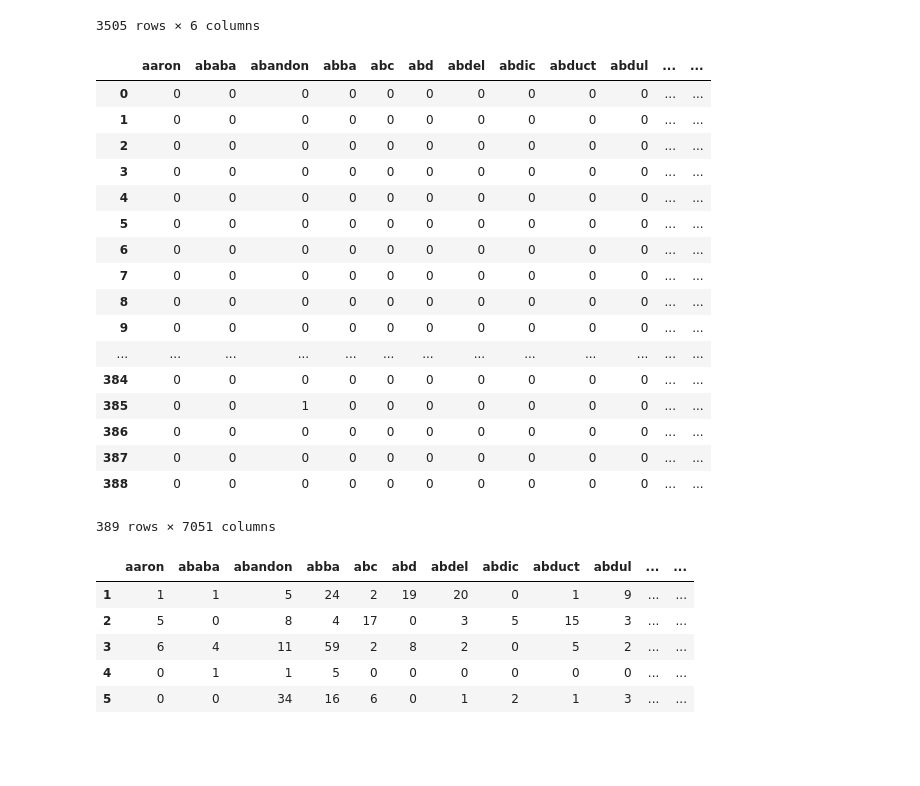
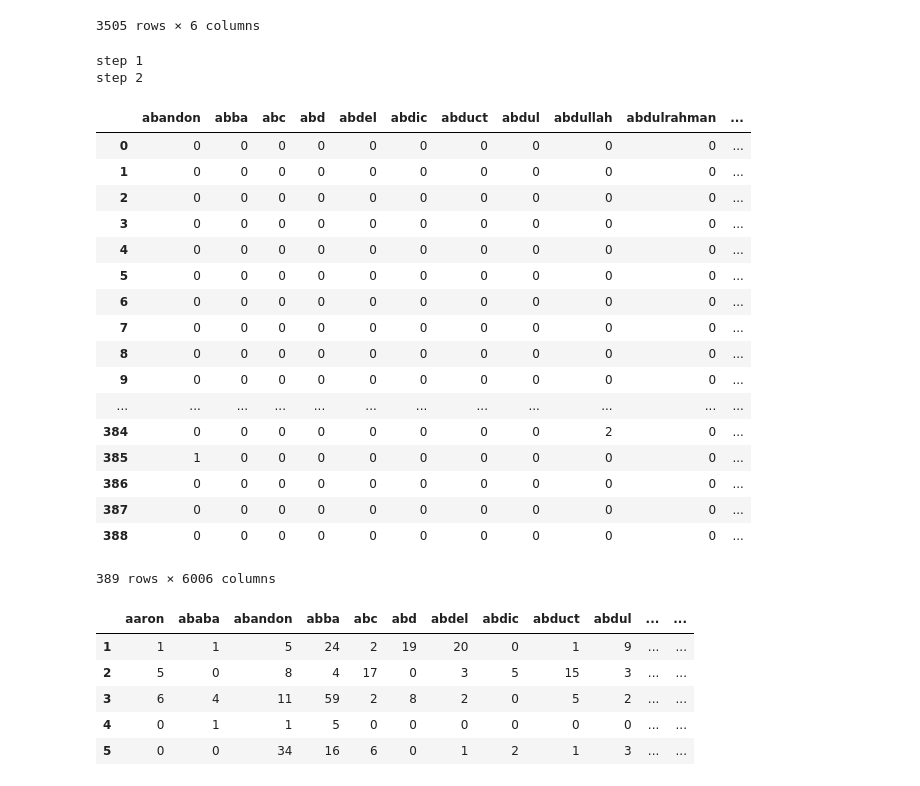
Before and after one commit to lithium-powered/STAT154-GROUP08, a Jupyter notebook: explore2.ipynb, the cells around one changed output. Drawn from its saved outputs; the diff is of its cells as text; code cells hidden in the pictures; blank space fills up the shorter version.

Commit message:
4th commit, finalized feature matrix

```diff
--- a/explore2.ipynb
+++ b/explore2.ipynb
@@ -244,41 +268,52 @@ power_features
 # %%
 #now we read in test data and make feature matrix of that using same columns as in training data.
 hrc_test = pd.read_csv("HRC_test.tsv", sep="\t", header=None, names=["text"])
 hrc_test_cleaned = clean(hrc_test, bad_strings2)
 
 hrc_test_fm = feature_matrix(hrc_test_cleaned)
-training_colnames = list(fm_reduced.columns.values)
+training_colnames = list(fm_final.columns.values)[:6000] #
 for test_col in hrc_test_fm.columns.values:
     if test_col not in training_colnames:
         #drop this column
         hrc_test_fm.drop(test_col, axis=1, inplace=True)
 
 # so now we have a test data feature matrix in which every column is inside the list of training words. Then we just need to add
 # a bunch of columns full of zeros.
 nrow_hrc_test_fm = hrc_test_fm.shape[0]
 for training_col in training_colnames:
     if training_col not in hrc_test_fm.columns.values:
         hrc_test_fm[training_col] = [0]*nrow_hrc_test_fm
 
 
 hrc_test_fm = hrc_test_fm[training_colnames]
-hrc_test_fm
+#hrc_test_fm
+print "step 1"
+
+#now we have to make power features matrix for test data.
+hrc_test_power_features = make_power_features_df(hrc_test_cleaned, hrc_test)
+#hrc_test_power_features
+print "step 2"
+
+hrc_test_fm_final = pd.concat([hrc_test_fm, hrc_test_power_features], axis=1)
+hrc_test_fm_final
 # %% [output]
+step 1
+step 2
-|  | aaron | ababa | abandon | abba | abc | abd | abdel | abdic | abduct | abdul | ... | ... |
-| 0 | 0 | 0 | 0 | 0 | 0 | 0 | 0 | 0 | 0 | 0 | ... | ... |
-| 1 | 0 | 0 | 0 | 0 | 0 | 0 | 0 | 0 | 0 | 0 | ... | ... |
-| 2 | 0 | 0 | 0 | 0 | 0 | 0 | 0 | 0 | 0 | 0 | ... | ... |
-| 3 | 0 | 0 | 0 | 0 | 0 | 0 | 0 | 0 | 0 | 0 | ... | ... |
-| 4 | 0 | 0 | 0 | 0 | 0 | 0 | 0 | 0 | 0 | 0 | ... | ... |
-| 5 | 0 | 0 | 0 | 0 | 0 | 0 | 0 | 0 | 0 | 0 | ... | ... |
-| 6 | 0 | 0 | 0 | 0 | 0 | 0 | 0 | 0 | 0 | 0 | ... | ... |
-| 7 | 0 | 0 | 0 | 0 | 0 | 0 | 0 | 0 | 0 | 0 | ... | ... |
-| 8 | 0 | 0 | 0 | 0 | 0 | 0 | 0 | 0 | 0 | 0 | ... | ... |
-| 9 | 0 | 0 | 0 | 0 | 0 | 0 | 0 | 0 | 0 | 0 | ... | ... |
-| ... | ... | ... | ... | ... | ... | ... | ... | ... | ... | ... | ... | ... |
-| 384 | 0 | 0 | 0 | 0 | 0 | 0 | 0 | 0 | 0 | 0 | ... | ... |
-| 385 | 0 | 0 | 1 | 0 | 0 | 0 | 0 | 0 | 0 | 0 | ... | ... |
-| 386 | 0 | 0 | 0 | 0 | 0 | 0 | 0 | 0 | 0 | 0 | ... | ... |
-| 387 | 0 | 0 | 0 | 0 | 0 | 0 | 0 | 0 | 0 | 0 | ... | ... |
-| 388 | 0 | 0 | 0 | 0 | 0 | 0 | 0 | 0 | 0 | 0 | ... | ... |
+|  | abandon | abba | abc | abd | abdel | abdic | abduct | abdul | abdullah | abdulrahman | ... |
+| 0 | 0 | 0 | 0 | 0 | 0 | 0 | 0 | 0 | 0 | 0 | ... |
+| 1 | 0 | 0 | 0 | 0 | 0 | 0 | 0 | 0 | 0 | 0 | ... |
+| 2 | 0 | 0 | 0 | 0 | 0 | 0 | 0 | 0 | 0 | 0 | ... |
+| 3 | 0 | 0 | 0 | 0 | 0 | 0 | 0 | 0 | 0 | 0 | ... |
+| 4 | 0 | 0 | 0 | 0 | 0 | 0 | 0 | 0 | 0 | 0 | ... |
+| 5 | 0 | 0 | 0 | 0 | 0 | 0 | 0 | 0 | 0 | 0 | ... |
+| 6 | 0 | 0 | 0 | 0 | 0 | 0 | 0 | 0 | 0 | 0 | ... |
+| 7 | 0 | 0 | 0 | 0 | 0 | 0 | 0 | 0 | 0 | 0 | ... |
+| 8 | 0 | 0 | 0 | 0 | 0 | 0 | 0 | 0 | 0 | 0 | ... |
+| 9 | 0 | 0 | 0 | 0 | 0 | 0 | 0 | 0 | 0 | 0 | ... |
+| ... | ... | ... | ... | ... | ... | ... | ... | ... | ... | ... | ... |
+| 384 | 0 | 0 | 0 | 0 | 0 | 0 | 0 | 0 | 2 | 0 | ... |
+| 385 | 1 | 0 | 0 | 0 | 0 | 0 | 0 | 0 | 0 | 0 | ... |
+| 386 | 0 | 0 | 0 | 0 | 0 | 0 | 0 | 0 | 0 | 0 | ... |
+| 387 | 0 | 0 | 0 | 0 | 0 | 0 | 0 | 0 | 0 | 0 | ... |
+| 388 | 0 | 0 | 0 | 0 | 0 | 0 | 0 | 0 | 0 | 0 | ... |
-389 rows × 7051 columns
+389 rows × 6006 columns
```
Also changed, not shown: parts of 7 cells of this notebook.
